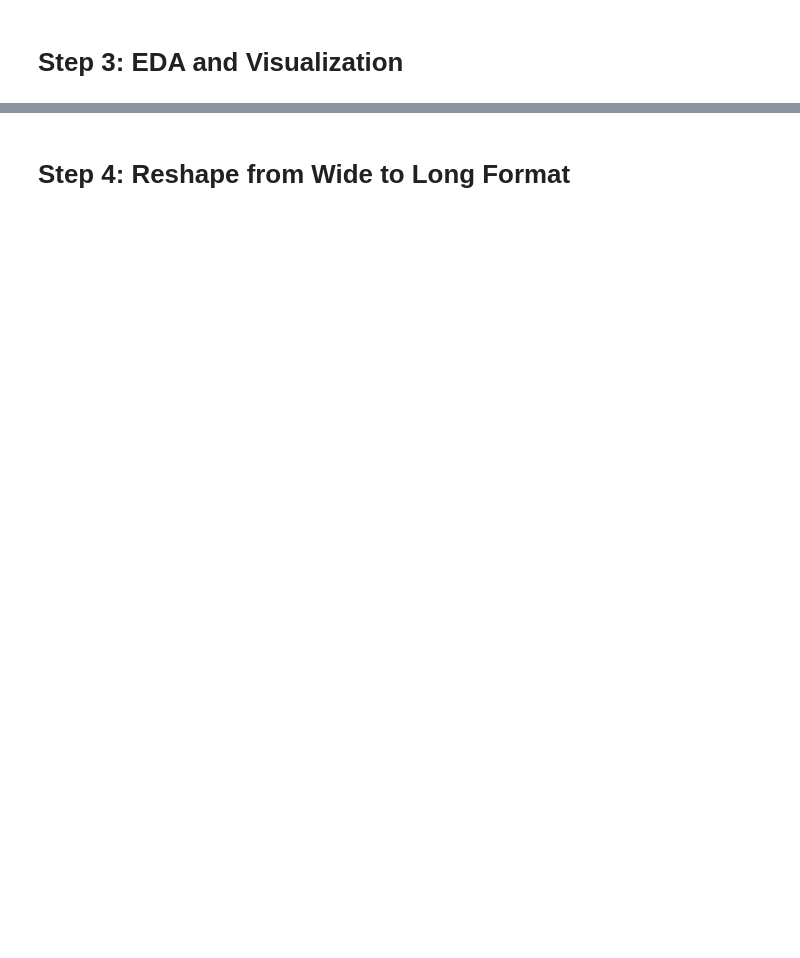
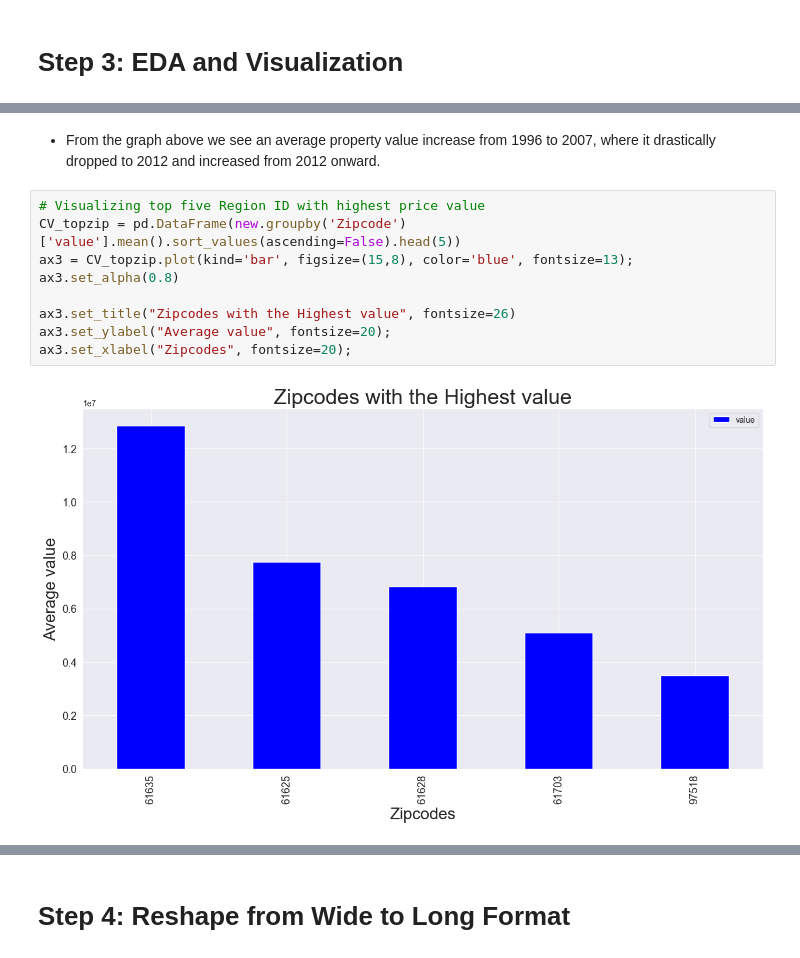
Before and after one commit to Lawez/phase-4-group-project, a Jupyter notebook: starter_notebook.ipynb, the cells around one changed output, grey strips where cells are left out. Saved outputs shown, nothing was run; the diff lists cells and outputs as text; blank space fills up the shorter version.

```diff
--- a/starter_notebook.ipynb
+++ b/starter_notebook.ipynb
@@ -291,0 +395,13 @@ new.describe()
+# %% [markdown]
+* From the graph above we see an average property value increase from 1996 to 2007, where it drastically dropped to 2012 and increased from 2012 onward.
+# %%
+# Visualizing top five Region ID with highest price value
+CV_topzip = pd.DataFrame(new.groupby('Zipcode')['value'].mean().sort_values(ascending=False).head(5))
+ax3 = CV_topzip.plot(kind='bar', figsize=(15,8), color='blue', fontsize=13);
+ax3.set_alpha(0.8)
+
+ax3.set_title("Zipcodes with the Highest value", fontsize=26)
+ax3.set_ylabel("Average value", fontsize=20);
+ax3.set_xlabel("Zipcodes", fontsize=20);
+# %% [output]
+[figure, added]
```
Also changed, not shown: parts of 23 cells of this notebook.
